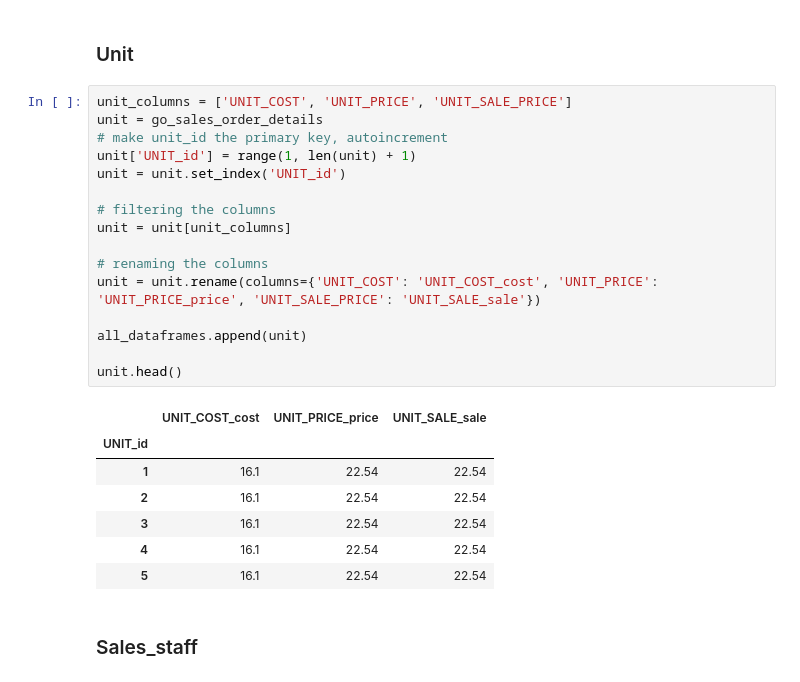
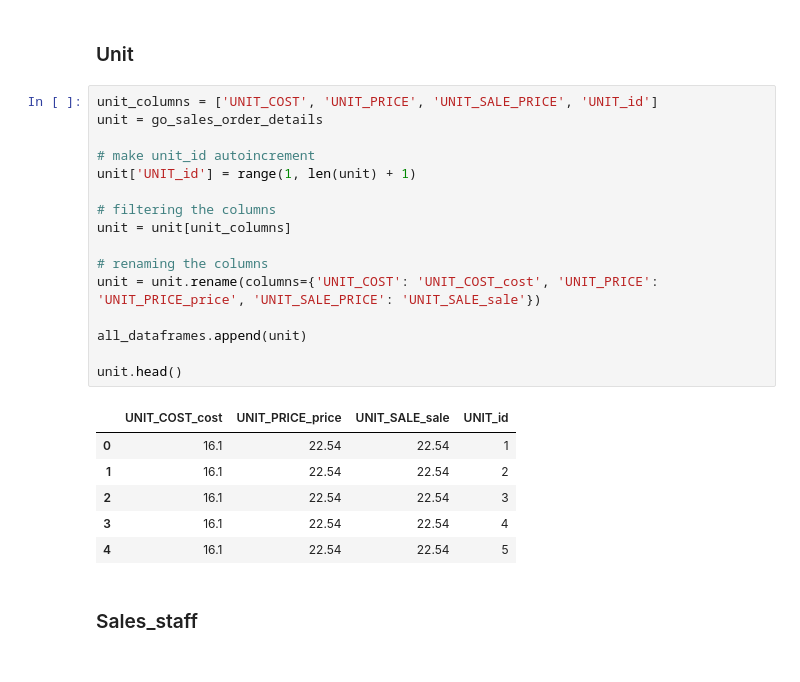
Before and after one commit to Nrojt/SE4-DEDS-Pyhton-opdrachten, a Jupyter notebook: week 4/4.3/Practicum_4.3.ipynb, the cells around one changed output. Drawn from its saved outputs; the diff is of its cells as text.

```diff
--- a/week 4/4.3/Practicum_4.3.ipynb
+++ b/week 4/4.3/Practicum_4.3.ipynb
@@ -369,29 +369,28 @@ returned_item.head()
 # %% [markdown]
 ### Unit
 # %%
-unit_columns = ['UNIT_COST', 'UNIT_PRICE', 'UNIT_SALE_PRICE']
+unit_columns = ['UNIT_COST', 'UNIT_PRICE', 'UNIT_SALE_PRICE', 'UNIT_id']
 unit = go_sales_order_details
-# make unit_id the primary key, autoincrement
+
+# make unit_id autoincrement
 unit['UNIT_id'] = range(1, len(unit) + 1)
-unit = unit.set_index('UNIT_id')
 
 # filtering the columns
 unit = unit[unit_columns]
 
 # renaming the columns
 unit = unit.rename(columns={'UNIT_COST': 'UNIT_COST_cost', 'UNIT_PRICE': 'UNIT_PRICE_price', 'UNIT_SALE_PRICE': 'UNIT_SALE_sale'})
 
 all_dataframes.append(unit)
 
 unit.head()
 # %% [output]
-|  | UNIT_COST_cost | UNIT_PRICE_price | UNIT_SALE_sale |
-| UNIT_id |  |  |  |
-| 1 | 16.1 | 22.54 | 22.54 |
-| 2 | 16.1 | 22.54 | 22.54 |
-| 3 | 16.1 | 22.54 | 22.54 |
-| 4 | 16.1 | 22.54 | 22.54 |
-| 5 | 16.1 | 22.54 | 22.54 |
+|  | UNIT_COST_cost | UNIT_PRICE_price | UNIT_SALE_sale | UNIT_id |
+| 0 | 16.1 | 22.54 | 22.54 | 1 |
+| 1 | 16.1 | 22.54 | 22.54 | 2 |
+| 2 | 16.1 | 22.54 | 22.54 | 3 |
+| 3 | 16.1 | 22.54 | 22.54 | 4 |
+| 4 | 16.1 | 22.54 | 22.54 | 5 |
 # %% [markdown]
 ### Sales_staff
 # %%
```
Also changed, not shown: parts of 96 cells of this notebook.
